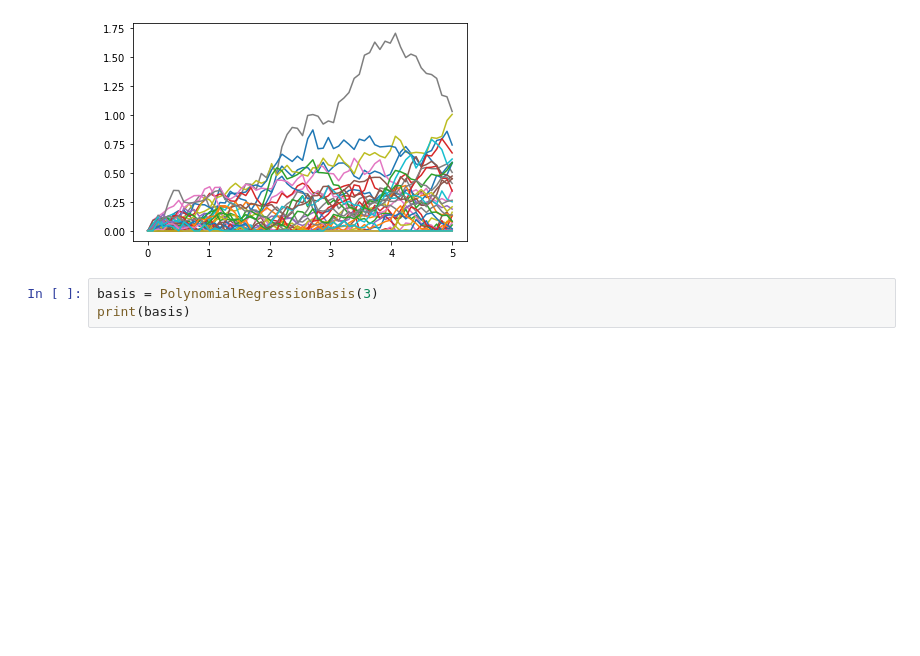
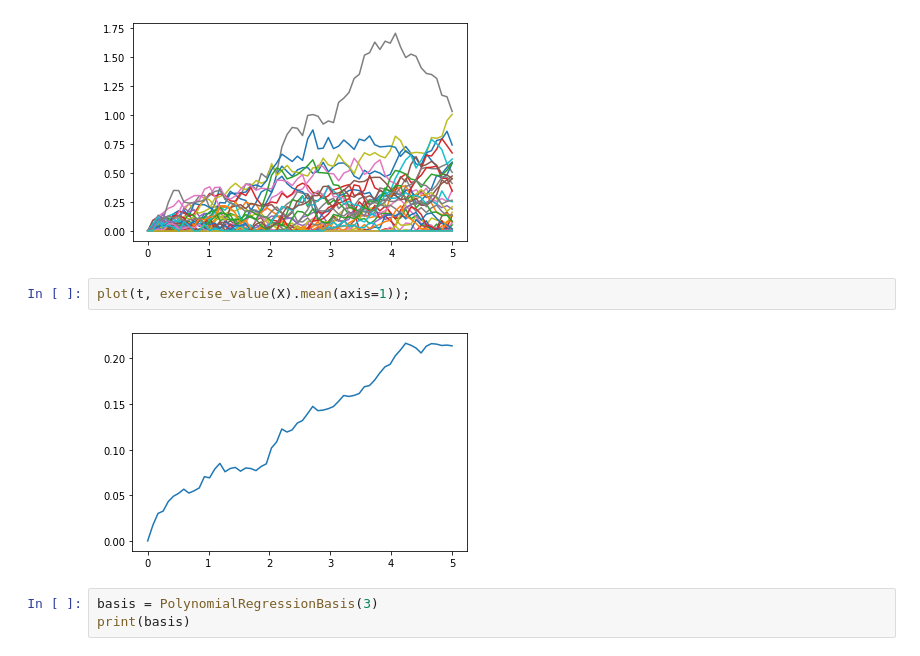
Before and after one commit to luphord/longstaff_schwartz, a Jupyter notebook: notebooks/Tinkering II.ipynb, the cells around one changed output. Drawn from its saved outputs; the diff is of its cells as text; blank space fills up the shorter version.

```diff
--- a/notebooks/Tinkering II.ipynb
+++ b/notebooks/Tinkering II.ipynb
@@ -28,6 +28,10 @@ def exercise_value(s):
 plot(t, exercise_value(X));
 # %% [output]
 [figure]
+# %%
+plot(t, exercise_value(X).mean(axis=1));
+# %% [output]
+[figure, added]
 # %%
 basis = PolynomialRegressionBasis(3)
 print(basis)
```
Also changed, not shown: parts of 3 cells of this notebook.
